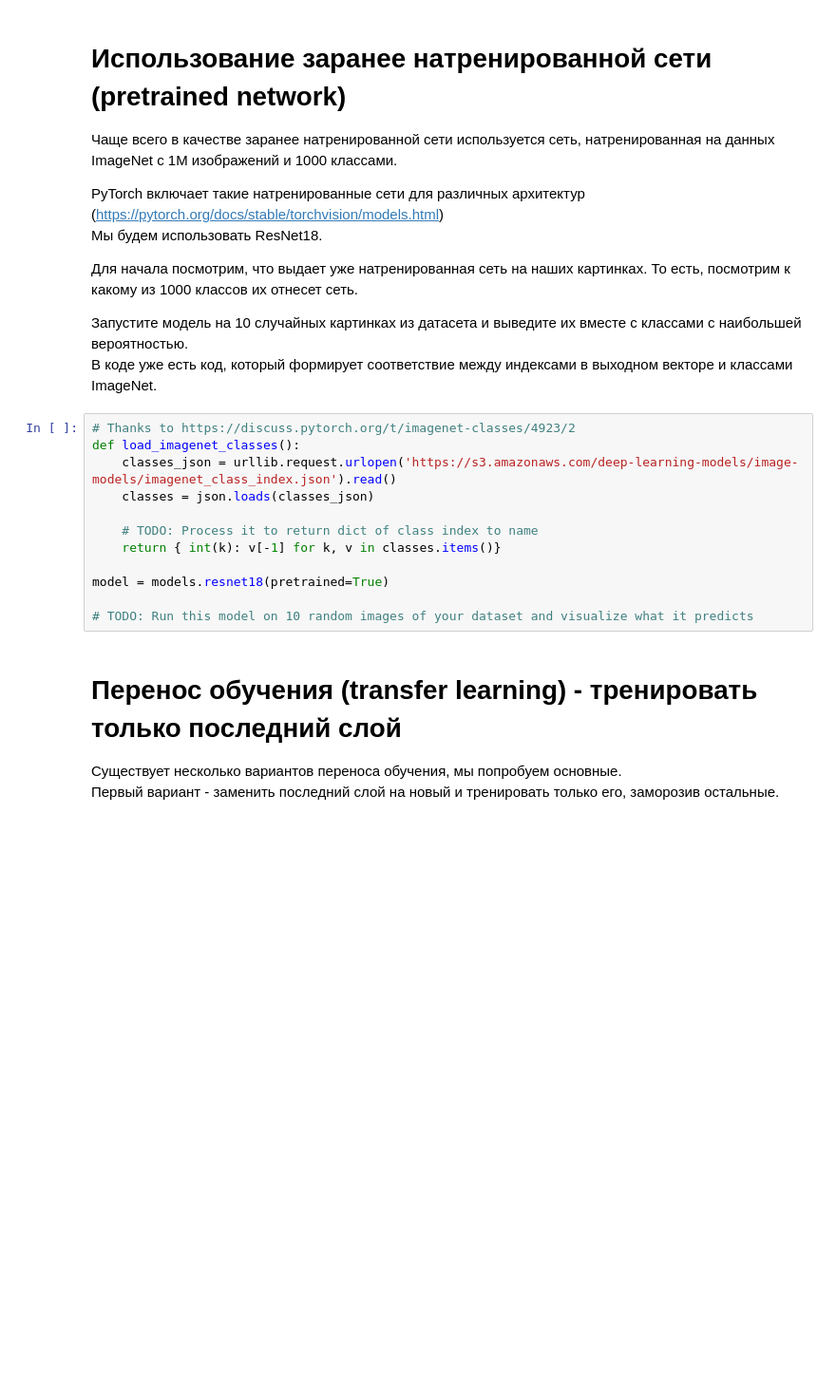
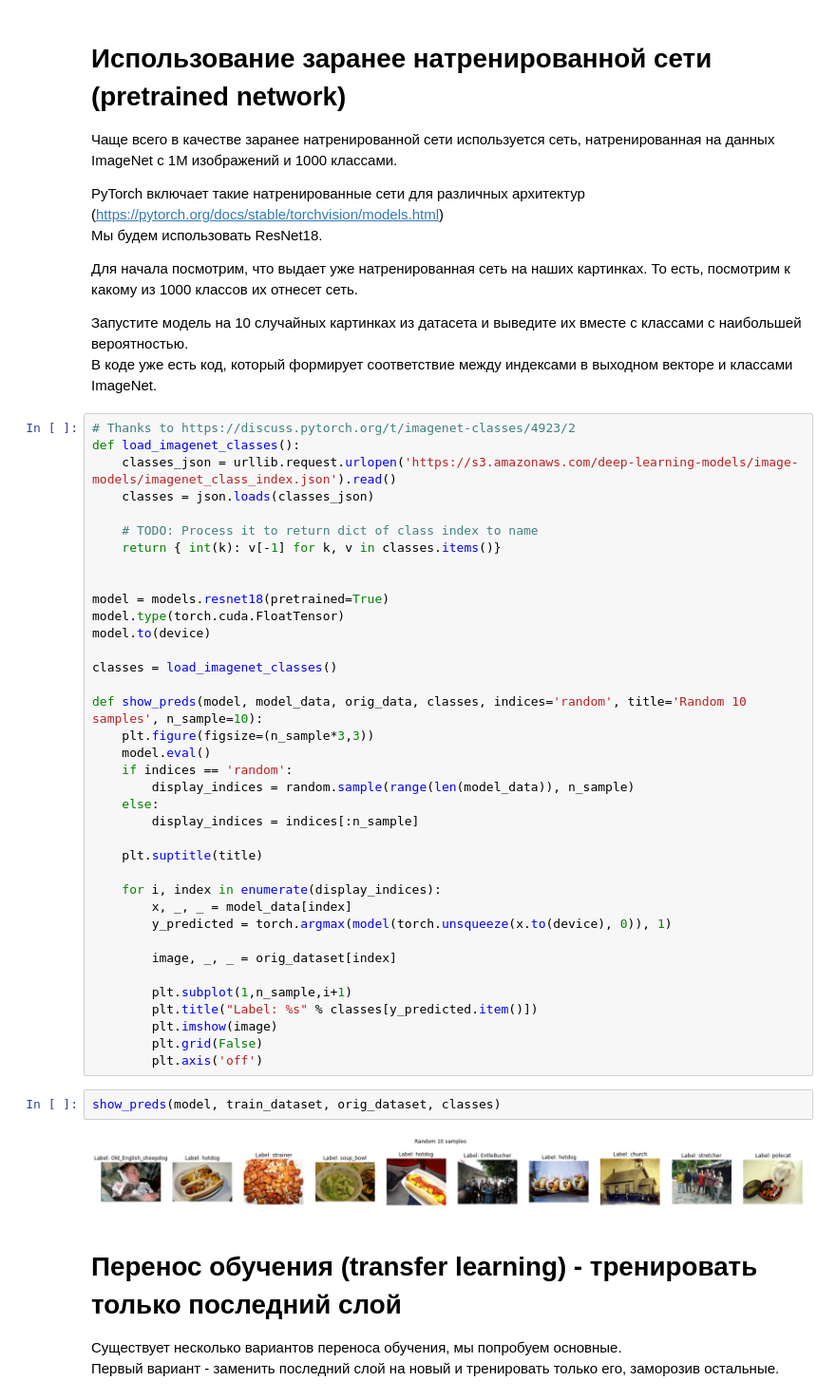
Before and after one commit to Timurff/dlcourse_ai, a Jupyter notebook: assignments/assignment4/HotdogOrNot.ipynb, the cells around one changed output. Shown at 95% size. Cells and saved outputs as stored; diff of their text form; blank space fills up the shorter version.

```diff
--- a/assignments/assignment4/HotdogOrNot.ipynb
+++ b/assignments/assignment4/HotdogOrNot.ipynb
@@ -232,9 +273,38 @@ def load_imagenet_classes():
     # TODO: Process it to return dict of class index to name
     return { int(k): v[-1] for k, v in classes.items()}
 
+
 model = models.resnet18(pretrained=True)
+model.type(torch.cuda.FloatTensor)
+model.to(device)
 
-# TODO: Run this model on 10 random images of your dataset and visualize what it predicts
+classes = load_imagenet_classes()
+
+def show_preds(model, model_data, orig_data, classes, indices='random', title='Random 10 samples', n_sample=10):
+    plt.figure(figsize=(n_sample*3,3))
+    model.eval()
+    if indices == 'random':
+        display_indices = random.sample(range(len(model_data)), n_sample)
+    else:
+        display_indices = indices[:n_sample]
+
+    plt.suptitle(title)
+
+    for i, index in enumerate(display_indices):
+        x, _, _ = model_data[index]
+        y_predicted = torch.argmax(model(torch.unsqueeze(x.to(device), 0)), 1)
+
+        image, _, _ = orig_dataset[index]
+
+        plt.subplot(1,n_sample,i+1)
+        plt.title("Label: %s" % classes[y_predicted.item()])
+        plt.imshow(image)
+        plt.grid(False)
+        plt.axis('off')
+# %%
+show_preds(model, train_dataset, orig_dataset, classes)
+# %% [output]
+[figure, added]
 # %% [markdown]
 # Перенос обучения (transfer learning) - тренировать только последний слой
 
```
Also changed, not shown: parts of 28 cells of this notebook.
